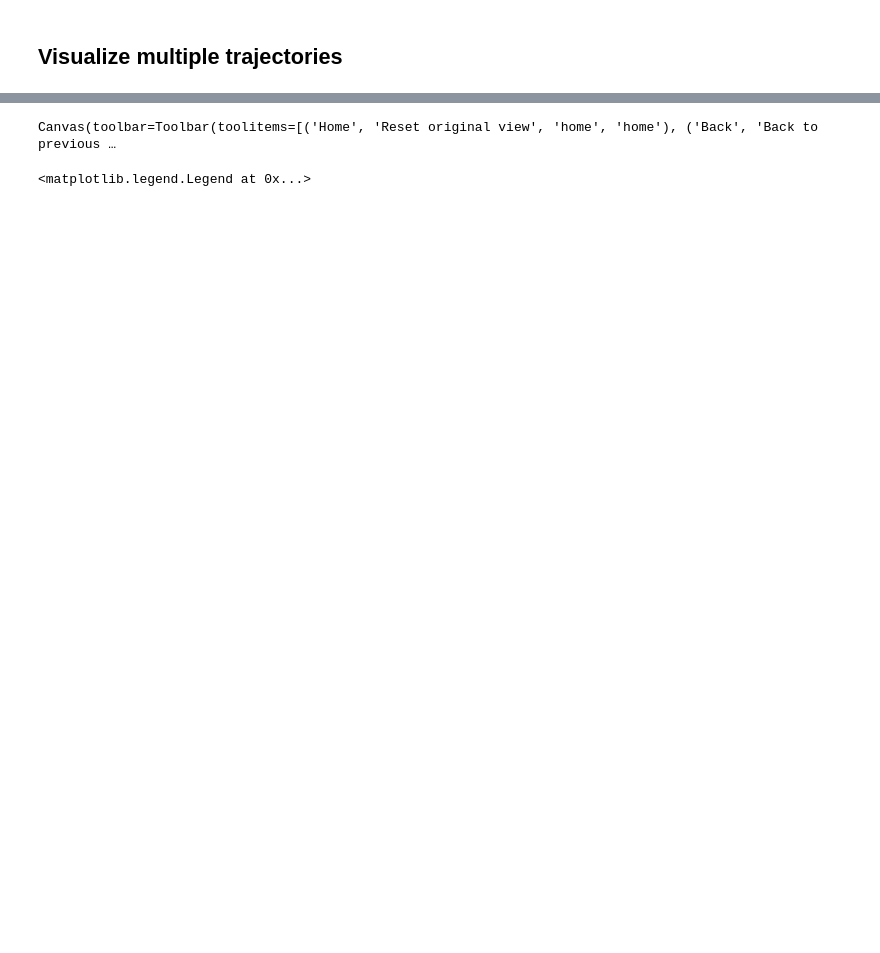
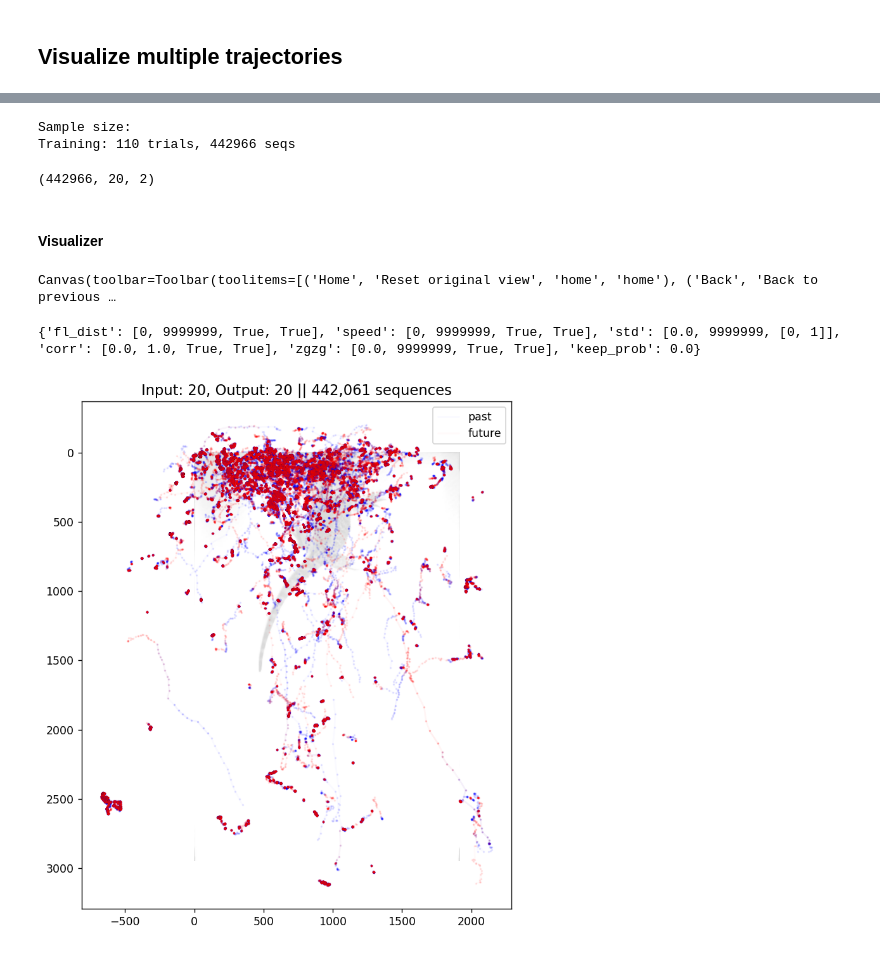
Before and after one commit to regevti/Pogona_Pursuit, a Jupyter notebook: Arena/Prediction/notebooks/predictor_evaluate.ipynb, the cells around one changed output, grey strips where cells are left out. Cells and saved outputs as stored; diff of their text form; code cells hidden in the pictures; blank space fills up the shorter version.

```diff
--- a/Arena/Prediction/notebooks/predictor_evaluate.ipynb
+++ b/Arena/Prediction/notebooks/predictor_evaluate.ipynb
@@ -596,0 +664,3 @@ train_dl, val_dl, test_dl = train_eval.create_train_val_test_dataloaders(df=all_
+# %%
+# run when masking is updated
+train_eval.update_trials_dict(trials_dict, mask_fn, keep_prob=mask_dict['keep_prob'])
@@ -597,3 +679,18 @@ train_dl, val_dl, test_dl = train_eval.create_train_val_test_dataloaders(df=all_
+# %%
+batch_size = 128
+train_dl, val_dl, test_dl = train_eval.create_train_val_test_dataloaders(trials_dict, train_trials, val_trials, test_trials,
+                                                                         train_mask=True, val_mask=False, test_mask=False,
+                                                                         batch_size=batch_size, shuffle=False)
+
+print("Sample size:")
+print(f"Training: {len(train_trials)} trials, {len(train_dl.dataset)} seqs")
+if val_dl is not None:
+    print(f"Validation: {len(val_trials)} trials, {len(val_dl.dataset)} seqs")
+if test_dl is not None:
+    print(f"Test: {len(test_trials)} trials, {len(test_dl.dataset)} seqs")
+# %% [output]
+Sample size:
+Training: 110 trials, 442966 seqs
 # %%
 """
 TODO - Sequence level prediction? create seq_data_Yhat - the same dimensions as seq_data_Y.
@@ -616,0 +712,9 @@ seq_data_pred = seq_data_pred[:,:,2:]
+# %%
+seq_data_pred = get_seq_forecast(dl, traj_predictor)
+seq_data_pred = seq_data_pred[:,:,2:]
+# %%
+seq_data_pred.shape
+# %% [output]
+(442966, 20, 2)
+# %%
+hits_X, hits_Y = seqs_contain_hits(all_df, 20, 20, steps2hit=0, stride=1)
@@ -617,42 +723,58 @@ seq_data_pred = seq_data_pred[:,:,2:]
 # %%
 im = cv.imread('../pogona_frames/transformed_image.jpg')
 im = cv.convertScaleAbs(im, alpha=2.5,beta=-128)
+# %% [markdown]
+#### Visualizer
 # %%
 %matplotlib widget
 #%matplotlib inline
-fig,ax = plt.subplots(1,1,figsize=(8,10),dpi=100)
+fig,ax = plt.subplots(1,1,figsize=(7,9),dpi=125)
 
 ax.imshow(im,alpha=0.15)
 
-N_samples = 20
+N_samples = 5000
 
 data_mask = mask_fn(seq_data_X, seq_data_Y)
 
 sampling_mask = np.random.choice(np.argwhere(data_mask).squeeze(), size=N_samples)
 
 sample_X = seq_data_X[sampling_mask]
 sample_Y = seq_data_Y[sampling_mask]
-sample_pred = seq_data_pred[:,:,:2][sampling_mask]
+if seq_data_pred is not None:
+    sample_pred = seq_data_pred[sampling_mask]
+    draw_diffs = True
+else:
+    sample_pred = None
+    draw_diffs = False
+"""
+sampling_mask = np.random.choice(np.arange(hits_X.shape[0]),size=N_samples)
+sample_X = hits_X[:,:,2:][sampling_mask]
+sample_Y = hits_Y[:,:,2:][sampling_mask]
+#sample_pred = hits_preds[:,:,2:][sampling_mask]
+
+touches = (all_df.is_touch) & (all_df.y2 > 250)
+plt.scatter(all_df[touches].x2, all_df[touches].y2, color='y', s=25)
+"""
 
 draw_sequences(arr_X=sample_X,
            arr_Y=sample_Y,
            arr_pred=sample_pred,
            ax=ax,
            sctr_s=1,
-           l_alpha=0.2,
-           sctr_alpha=0.75,
+           l_alpha=0.02,
+           sctr_alpha=0.075,
            to_scatter=True,
-           draw_diffs=False,
-           zoom_x=None,# [350,1250],
-           zoom_y=None)#[-100,1000])
+           draw_diffs=False)
 #draw_lines(data_X,data_Y)
 
 #ax.autoscale() # why doesn't work without this?
 #ax.axis('equal')
-txt_color = 'white'
-ax.set_title(f'Input: {inp_seq_len}, Output: {out_seq_len} || {data_mask.sum():,} sequences',fontsize=13, color=txt_color)
-ax.tick_params(color=txt_color, labelcolor=txt_color)
+#txt_color = 'white'
+ax.set_title(f'Input: {net_params["inp_seq_len"]}, Output: {net_params["out_seq_len"]} || {data_mask.sum():,} sequences',fontsize=13)
+fig.set_facecolor(color='w')
 ax.legend()
+print(mask_dict)
 # %% [output]
 Canvas(toolbar=Toolbar(toolitems=[('Home', 'Reset original view', 'home', 'home'), ('Back', 'Back to previous …
-<matplotlib.legend.Legend at 0x...>
+{'fl_dist': [0, 9999999, True, True], 'speed': [0, 9999999, True, True], 'std': [0.0, 9999999, [0, 1]], 'corr': [0.0, 1.0, True, True], 'zgzg': [0.0, 9999999, True, True], 'keep_prob': 0.0}
+[figure, added]
```
Also changed, not shown: parts of 96 cells of this notebook, 10 other files.
